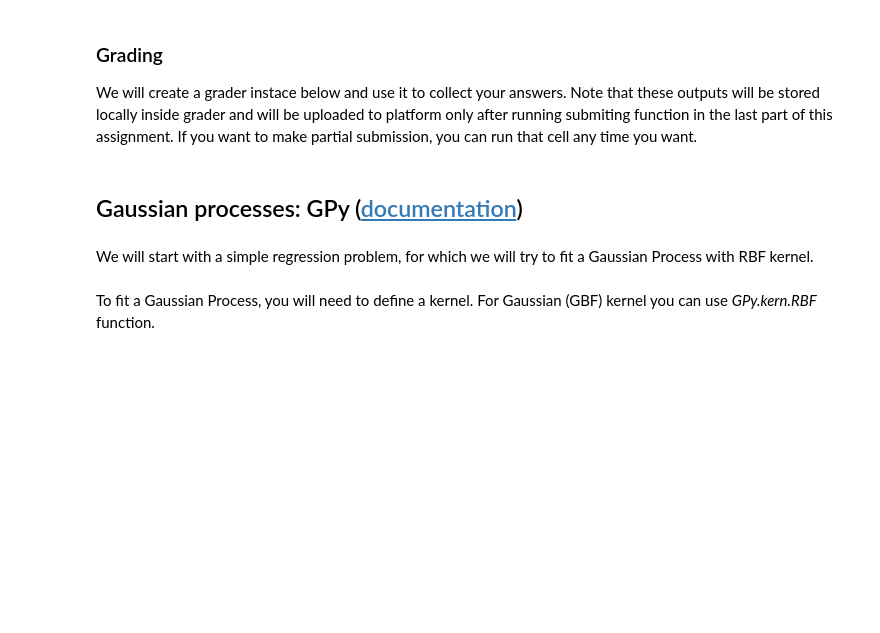
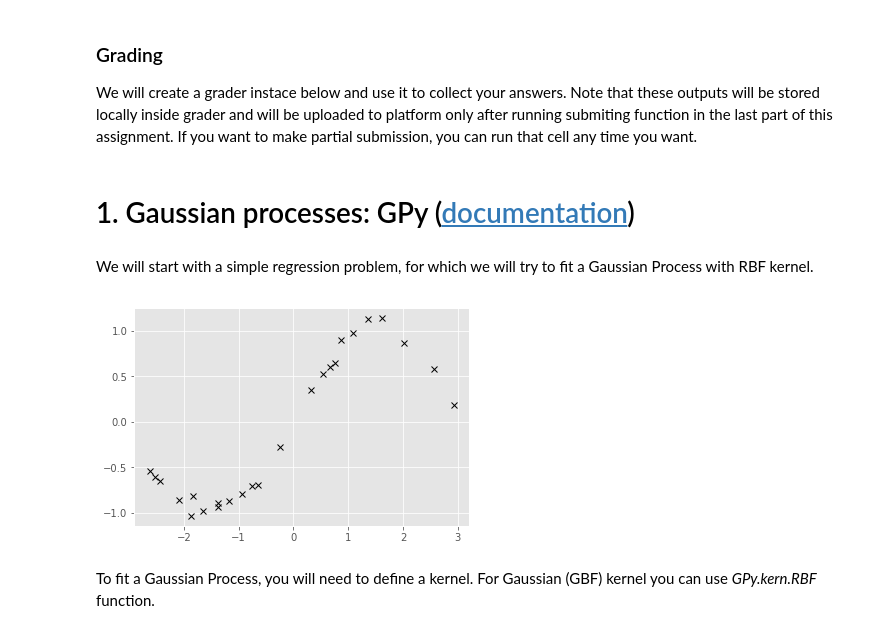
Before and after one commit to SJD1882/MOOC-Coursera-Advanced-Machine-Learning, a Jupyter notebook: 3 - Bayesian Methods for Machine Learning/6 - Gaussian Processes and Bayesian Optimization/Assignment 4 - Bayesian Optimization.ipynb, the cells around one changed output. Saved outputs shown, nothing was run; the diff lists cells and outputs as text; code cells hidden in the pictures; blank space fills up the shorter version.

```diff
--- a/3 - Bayesian Methods for Machine Learning/6 - Gaussian Processes and Bayesian Optimization/Assignment 4 - Bayesian Optimization.ipynb
+++ b/3 - Bayesian Methods for Machine Learning/6 - Gaussian Processes and Bayesian Optimization/Assignment 4 - Bayesian Optimization.ipynb
@@ -34,6 +34,7 @@ from xgboost import XGBRegressor
 from sklearn.cross_validation import cross_val_score
 import time
 from grader import Grader
+plt.style.use('ggplot')
 %matplotlib inline
 # %% [markdown]
 ### Grading
@@ -41,7 +42,7 @@ We will create a grader instace below and use it to collect your answers. Note t
 # %%
 grader = Grader()
 # %% [markdown]
-## Gaussian processes: GPy (<a href="http://pythonhosted.org/GPy/">documentation</a>)
+# 1. Gaussian processes: GPy (<a href="http://pythonhosted.org/GPy/">documentation</a>)
 # %% [markdown]
 We will start with a simple regression problem, for which we will try to fit a Gaussian Process with RBF kernel.
 # %%
@@ -59,8 +60,10 @@ def generate_noise(n=25, noise_variance=0.0036):
 # %%
 # Create data points
 X, y = generate_points()
-plt.plot(X, y, '.')
+plt.plot(X, y, 'x', color='black', markersize=6.0)
 plt.show()
+# %% [output]
+[figure, added]
 # %% [markdown]
 To fit a Gaussian Process, you will need to define a kernel. For Gaussian (GBF) kernel you can use *GPy.kern.RBF*
 function.
```
Also changed, not shown: parts of 43 cells of this notebook.
